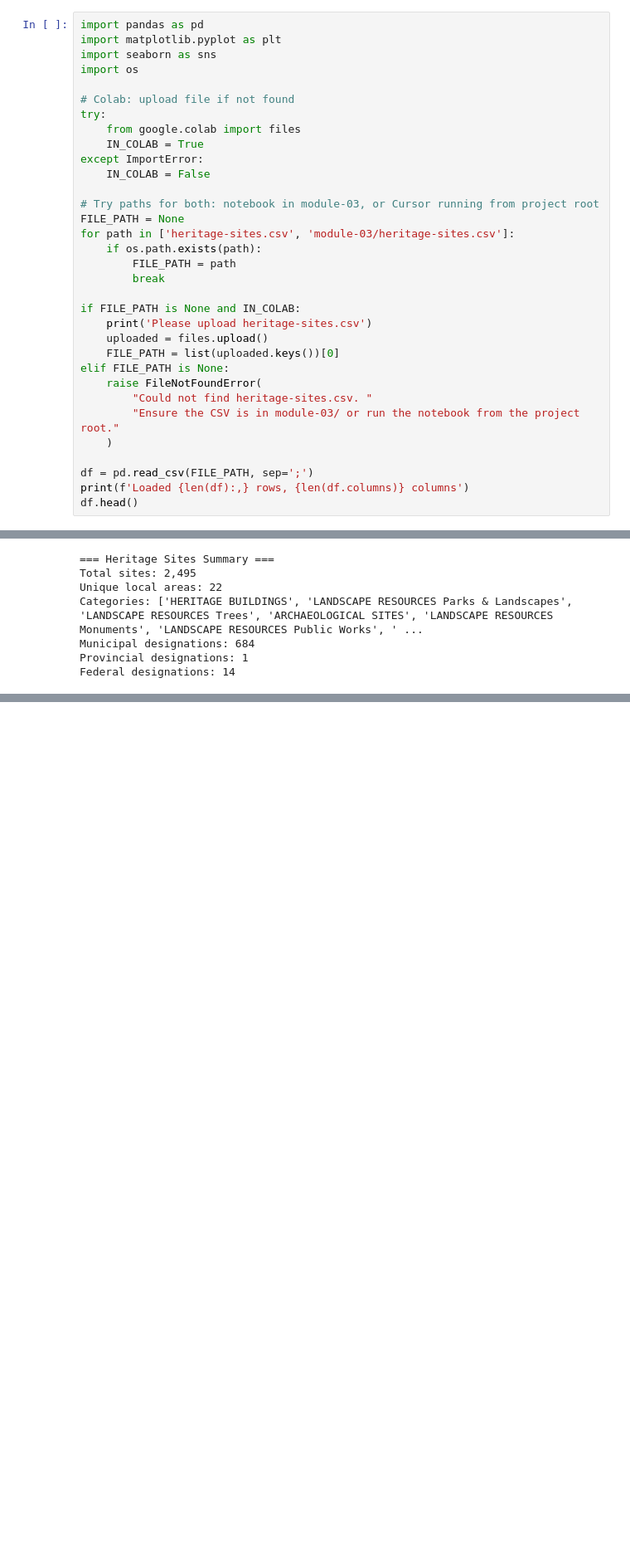
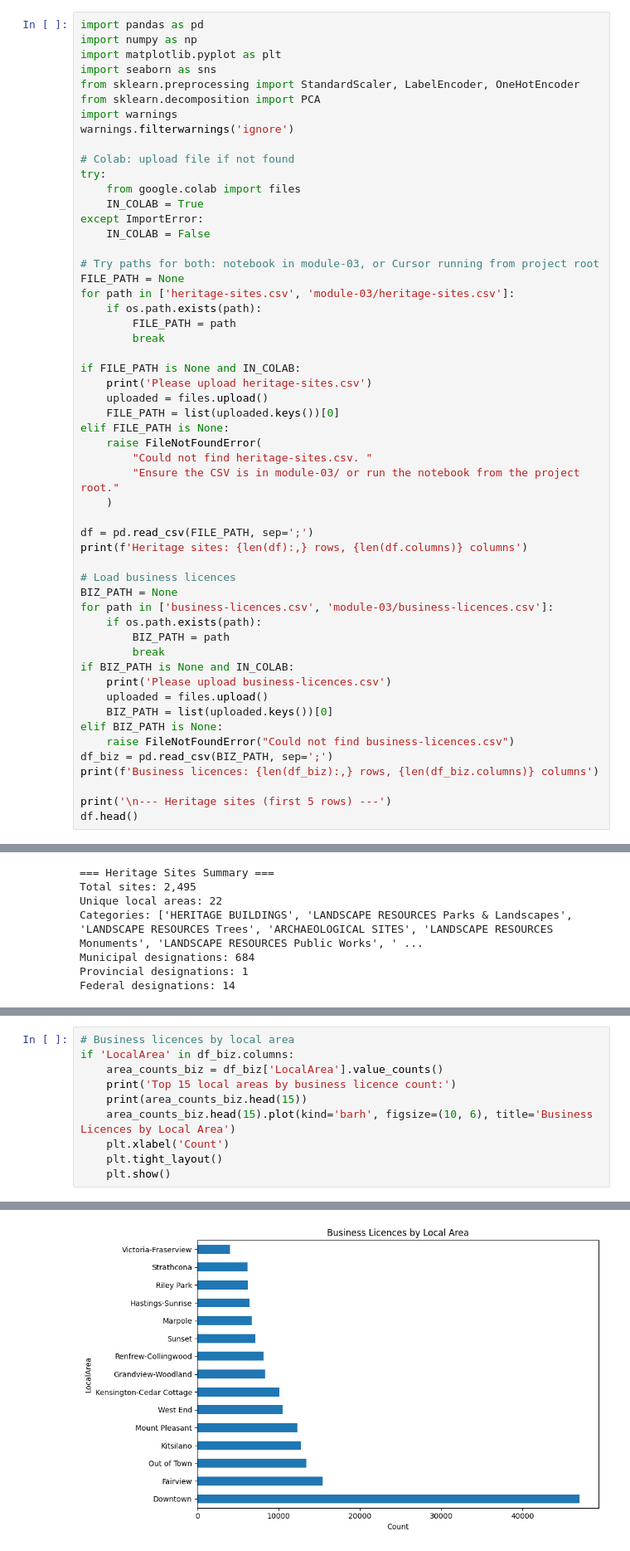
Before and after one commit to NickDulvy/aida-lab-my-work, a Jupyter notebook: module-03/heritage-sites-analysis.ipynb, the cells around one changed output, grey strips where cells are left out. Shown at 83% size. Saved outputs shown, nothing was run; the diff lists cells and outputs as text; blank space fills up the shorter version.

```diff
--- a/module-03/heritage-sites-analysis.ipynb
+++ b/module-03/heritage-sites-analysis.ipynb
@@ -9,8 +11,12 @@ Exploratory data analysis of Vancouver heritage buildings data.
 # %%
 import pandas as pd
+import numpy as np
 import matplotlib.pyplot as plt
 import seaborn as sns
-import os
+from sklearn.preprocessing import StandardScaler, LabelEncoder, OneHotEncoder
+from sklearn.decomposition import PCA
+import warnings
+warnings.filterwarnings('ignore')
 
 # Colab: upload file if not found
 try:
@@ -37,6 +43,23 @@ elif FILE_PATH is None:
     )
 
 df = pd.read_csv(FILE_PATH, sep=';')
-print(f'Loaded {len(df):,} rows, {len(df.columns)} columns')
+print(f'Heritage sites: {len(df):,} rows, {len(df.columns)} columns')
+
+# Load business licences
+BIZ_PATH = None
+for path in ['business-licences.csv', 'module-03/business-licences.csv']:
+    if os.path.exists(path):
+        BIZ_PATH = path
+        break
+if BIZ_PATH is None and IN_COLAB:
+    print('Please upload business-licences.csv')
+    uploaded = files.upload()
+    BIZ_PATH = list(uploaded.keys())[0]
+elif BIZ_PATH is None:
+    raise FileNotFoundError("Could not find business-licences.csv")
+df_biz = pd.read_csv(BIZ_PATH, sep=';')
+print(f'Business licences: {len(df_biz):,} rows, {len(df_biz.columns)} columns')
+
+print('\n--- Heritage sites (first 5 rows) ---')
 df.head()
 # %% [output]
@@ -423,0 +559,11 @@ Federal designations: 14
+# %%
+# Business licences by local area
+if 'LocalArea' in df_biz.columns:
+    area_counts_biz = df_biz['LocalArea'].value_counts()
+    print('Top 15 local areas by business licence count:')
+    print(area_counts_biz.head(15))
+    area_counts_biz.head(15).plot(kind='barh', figsize=(10, 6), title='Business Licences by Local Area')
+    plt.xlabel('Count')
+    plt.tight_layout()
+    plt.show()
+# %% [output]
@@ -423,0 +588 @@ Federal designations: 14
+[figure, added]
```
Also changed, not shown: parts of 37 cells of this notebook, 1 other file.
